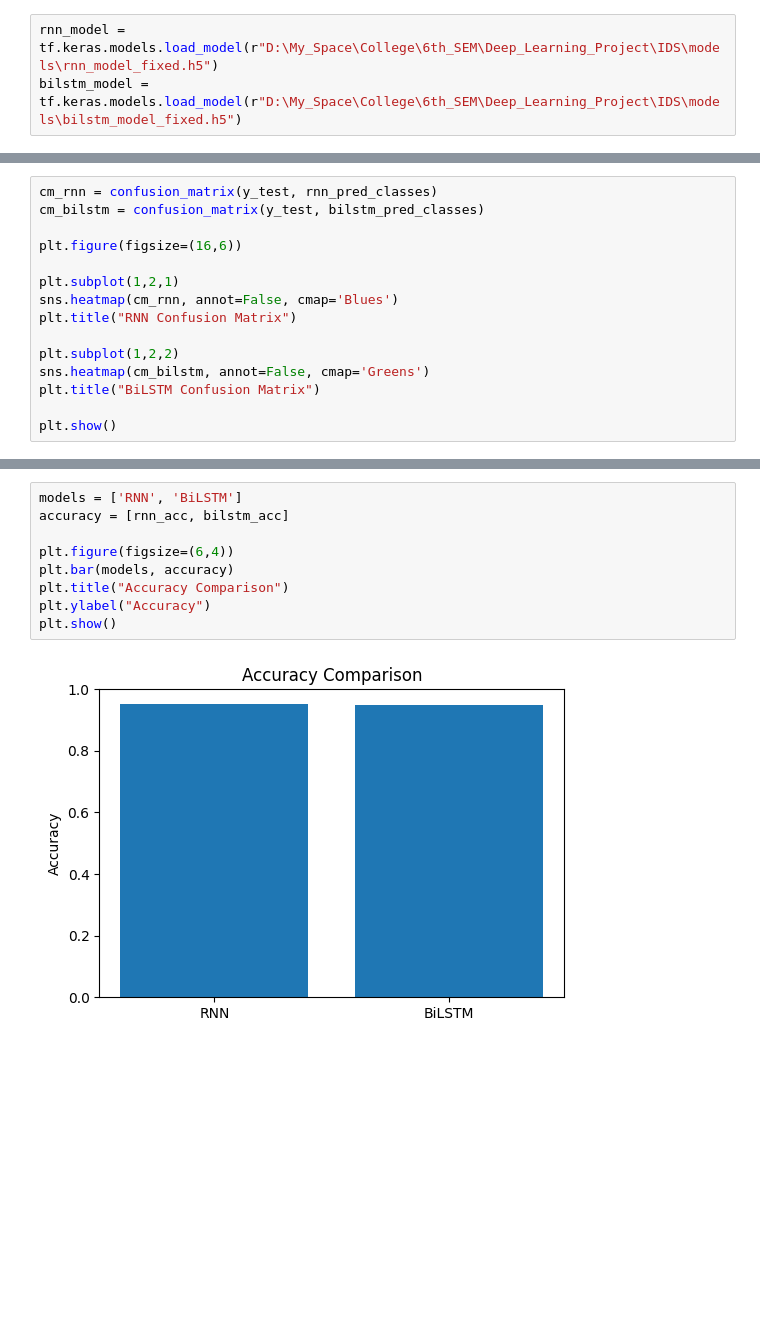
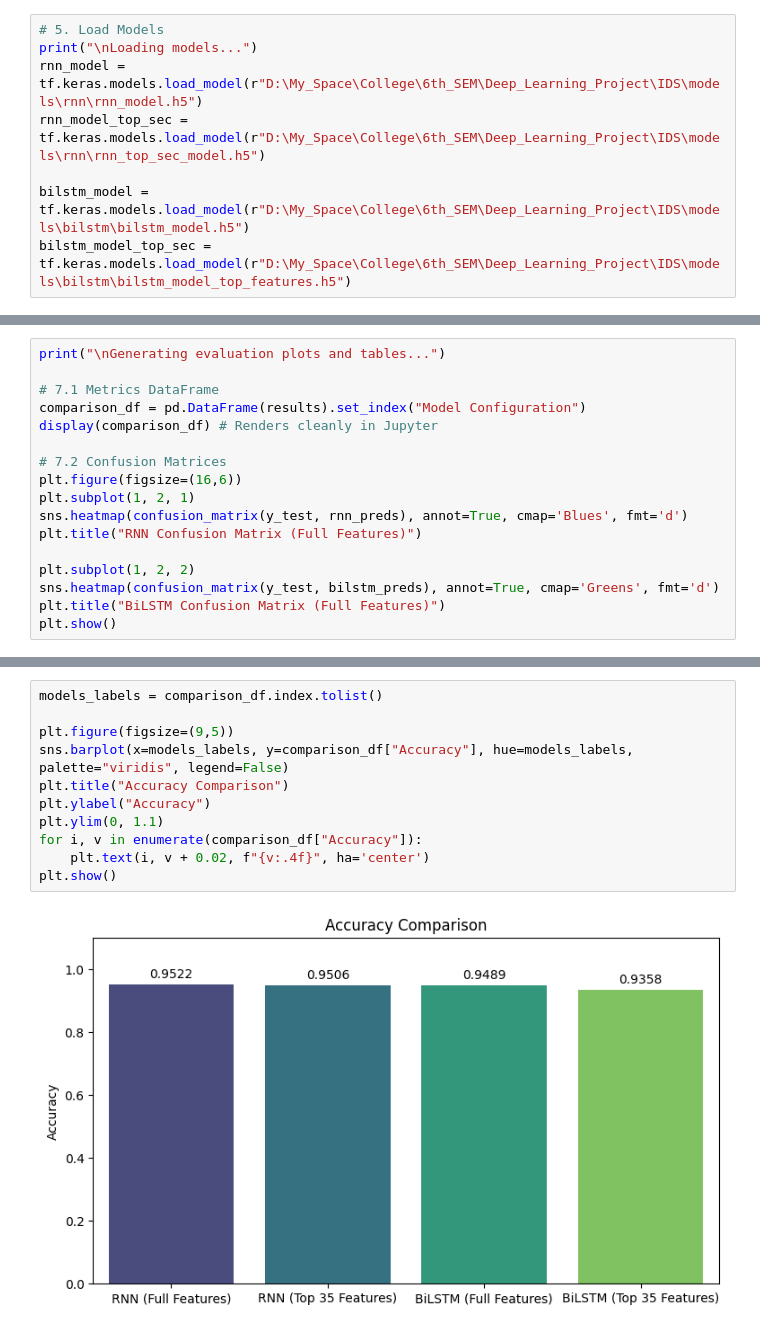
Before and after one commit to Ragavendra0604/Network_Intrusion_Detection_using_RNN_and_BILSTM, a Jupyter notebook: IDS/notebook/06_evaluation.ipynb, the cells around one changed output, grey strips where cells are left out. Saved outputs shown, nothing was run; the diff lists cells and outputs as text; blank space fills up the shorter version.

```diff
--- a/IDS/notebook/06_evaluation.ipynb
+++ b/IDS/notebook/06_evaluation.ipynb
@@ -45,6 +65,11 @@ X_test_reshaped = X_test.reshape(X_test.shape[0], X_test.shape[1], 1)
 # %%
-rnn_model = tf.keras.models.load_model(r"D:\My_Space\College\6th_SEM\Deep_Learning_Project\IDS\models\rnn_model_fixed.h5")
-bilstm_model = tf.keras.models.load_model(r"D:\My_Space\College\6th_SEM\Deep_Learning_Project\IDS\models\bilstm_model_fixed.h5")
+# 5. Load Models
+print("\nLoading models...")
+rnn_model = tf.keras.models.load_model(r"D:\My_Space\College\6th_SEM\Deep_Learning_Project\IDS\models\rnn\rnn_model.h5")
+rnn_model_top_sec = tf.keras.models.load_model(r"D:\My_Space\College\6th_SEM\Deep_Learning_Project\IDS\models\rnn\rnn_top_sec_model.h5")
+
+bilstm_model = tf.keras.models.load_model(r"D:\My_Space\College\6th_SEM\Deep_Learning_Project\IDS\models\bilstm\bilstm_model.h5")
+bilstm_model_top_sec = tf.keras.models.load_model(r"D:\My_Space\College\6th_SEM\Deep_Learning_Project\IDS\models\bilstm\bilstm_model_top_features.h5")
 # %% [output]
 WARNING:absl:Compiled the loaded model, but the compiled metrics have yet to be built. `model.compile_metrics` will be empty until you train or evaluate the model.
 WARNING:absl:Compiled the loaded model, but the compiled metrics have yet to be built. `model.compile_metrics` will be empty until you train or evaluate the model.
@@ -107,16 +141,18 @@ weighted avg     0.9658    0.9494    0.9547    378113
 # %%
-cm_rnn = confusion_matrix(y_test, rnn_pred_classes)
-cm_bilstm = confusion_matrix(y_test, bilstm_pred_classes)
+print("\nGenerating evaluation plots and tables...")
 
+# 7.1 Metrics DataFrame
+comparison_df = pd.DataFrame(results).set_index("Model Configuration")
+display(comparison_df) # Renders cleanly in Jupyter
+
+# 7.2 Confusion Matrices
 plt.figure(figsize=(16,6))
+plt.subplot(1, 2, 1)
+sns.heatmap(confusion_matrix(y_test, rnn_preds), annot=True, cmap='Blues', fmt='d')
+plt.title("RNN Confusion Matrix (Full Features)")
 
-plt.subplot(1,2,1)
-sns.heatmap(cm_rnn, annot=False, cmap='Blues')
-plt.title("RNN Confusion Matrix")
-
-plt.subplot(1,2,2)
-sns.heatmap(cm_bilstm, annot=False, cmap='Greens')
-plt.title("BiLSTM Confusion Matrix")
-
+plt.subplot(1, 2, 2)
+sns.heatmap(confusion_matrix(y_test, bilstm_preds), annot=True, cmap='Greens', fmt='d')
+plt.title("BiLSTM Confusion Matrix (Full Features)")
 plt.show()
 # %% [output]
@@ -124,12 +167,14 @@ plt.show()
 # %%
-models = ['RNN', 'BiLSTM']
-accuracy = [rnn_acc, bilstm_acc]
+models_labels = comparison_df.index.tolist()
 
-plt.figure(figsize=(6,4))
-plt.bar(models, accuracy)
+plt.figure(figsize=(9,5))
+sns.barplot(x=models_labels, y=comparison_df["Accuracy"], hue=models_labels, palette="viridis", legend=False)
 plt.title("Accuracy Comparison")
 plt.ylabel("Accuracy")
+plt.ylim(0, 1.1)
+for i, v in enumerate(comparison_df["Accuracy"]):
+    plt.text(i, v + 0.02, f"{v:.4f}", ha='center')
 plt.show()
 # %% [output]
-[figure, old version]
+[figure, new version]
 # %%
```
Also changed, not shown: parts of 12 cells of this notebook, 46 other files.
